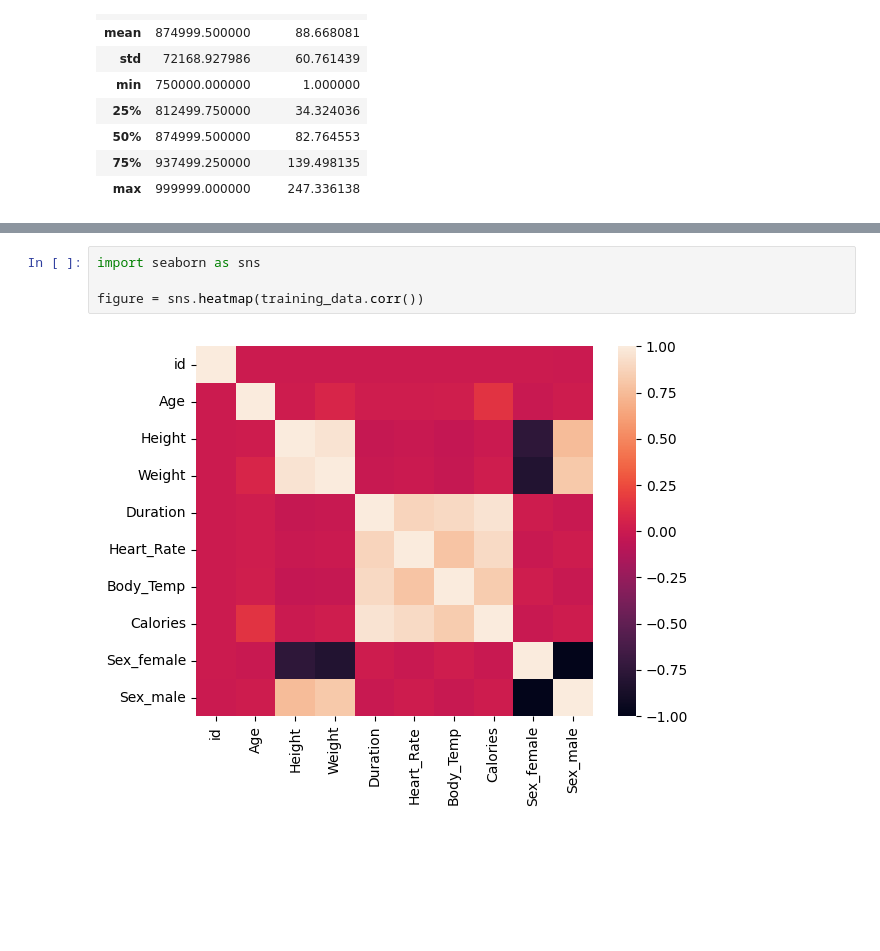
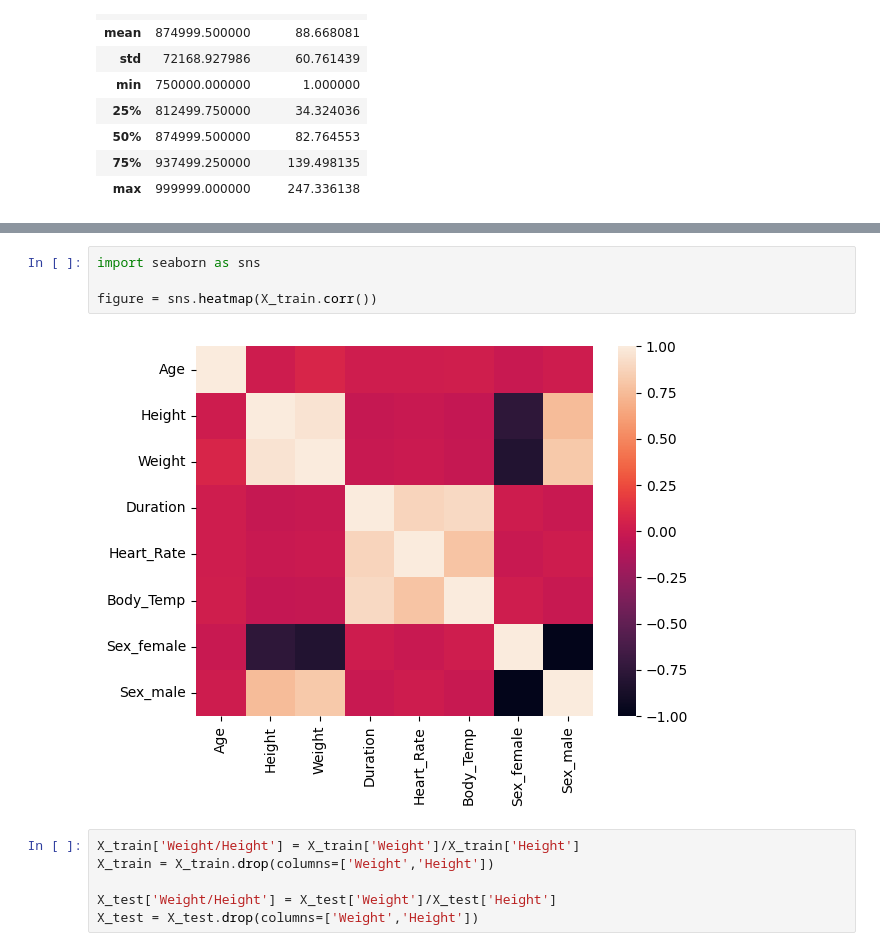
Before and after one commit to Dulina77/CalorieExpendition, a Jupyter notebook: Kagglecompetition_CalorieExpendition.ipynb, the cells around one changed output, grey strips where cells are left out. Saved outputs shown, nothing was run; the diff lists cells and outputs as text; blank space fills up the shorter version.

```diff
--- a/Kagglecompetition_CalorieExpendition.ipynb
+++ b/Kagglecompetition_CalorieExpendition.ipynb
@@ -148,6 +146,12 @@ training_data.corr()
 # %%
 import seaborn as sns
 
-figure = sns.heatmap(training_data.corr())
+figure = sns.heatmap(X_train.corr())
 # %% [output]
-[figure, old version]
+[figure, new version]
+# %%
+X_train['Weight/Height'] = X_train['Weight']/X_train['Height']
+X_train = X_train.drop(columns=['Weight','Height'])
+
+X_test['Weight/Height'] = X_test['Weight']/X_test['Height']
+X_test = X_test.drop(columns=['Weight','Height'])
```
Also changed, not shown: parts of 14 cells of this notebook.
